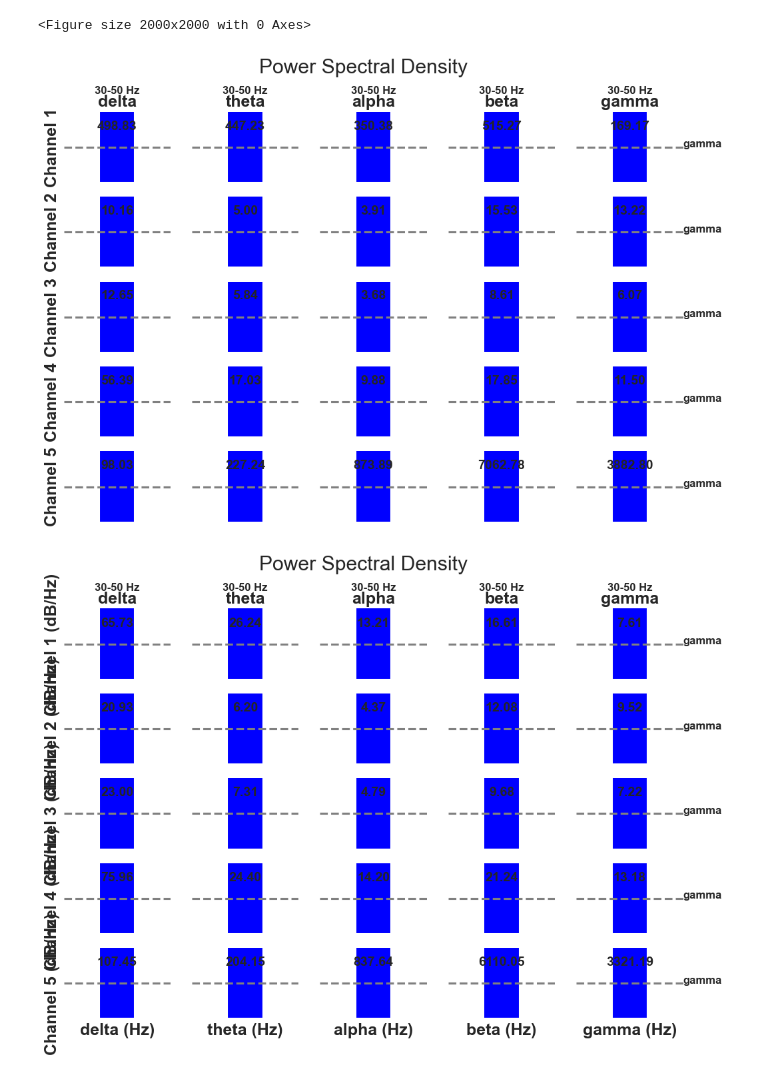
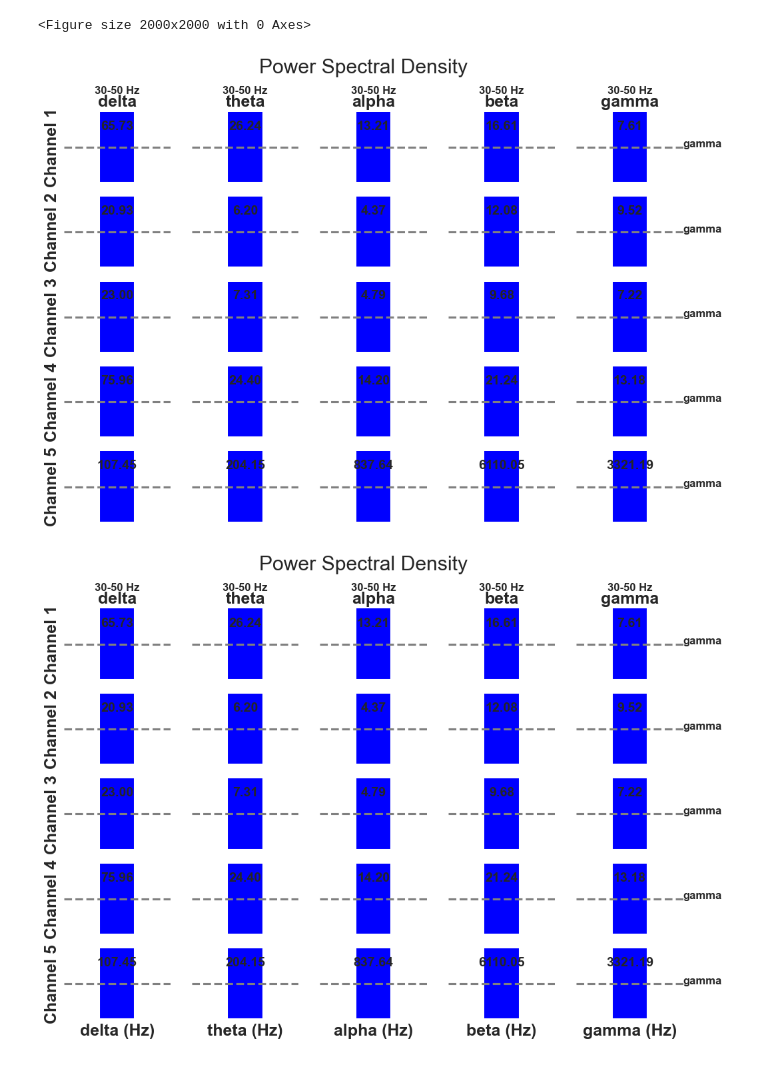
Before and after one commit to mp2419/eeg-notebooks, a Jupyter notebook: FYP/audio_visualoddball/load_n_spectrum copy.ipynb, the cells around one changed output. Cells and saved outputs as stored; diff of their text form; code cells hidden in the pictures.

Commit message:
data manipulation and plotting

```diff
--- a/FYP/audio_visualoddball/load_n_spectrum copy.ipynb
+++ b/FYP/audio_visualoddball/load_n_spectrum copy.ipynb
@@ -46,7 +46,7 @@ import matplotlib.pyplot as plt
 from scipy import signal
 
 # Load CSV file into a pandas DataFrame
-df = pd.read_csv('C:\\Users\\matil\\Desktop\\FYP\\code_env\\eeg-notebooks\\FYP\\data\\AudioVisual\\3_recording.csv')
+df = pd.read_csv('C:\\Users\\matil\\Desktop\\FYP\\code_env\\eeg-notebooks\\FYP\\data\\AudioVisual\\2_recording.csv')
 
 # Extract time and data columns
 time = df.iloc[:, 0].values
@@ -159,7 +159,7 @@ import matplotlib.pyplot as plt
 from scipy import signal
 
 # Load CSV file into a pandas DataFrame
-df = pd.read_csv('C:\\Users\\matil\\Desktop\\FYP\\code_env\\eeg-notebooks\\FYP\\data\\AudioVisual\\3_recording.csv')
+df = pd.read_csv('C:\\Users\\matil\\Desktop\\FYP\\code_env\\eeg-notebooks\\FYP\\data\\AudioVisual\\2_recording.csv')
 
 # Extract time and data columns
 time = df.iloc[:, 0].values
@@ -213,7 +213,7 @@ for i, (channel, band_power) in enumerate(power.items()):
 plt.subplots_adjust(wspace=0.2, hspace=0.2)
 plt.show()
 # %% [output]
-[figure, old version]
+[figure, new version]
 # %%
 import numpy as np
 import pandas as pd
@@ -249,32 +249,32 @@ for band, (fmin, fmax) in bands.items():
 
 # Plot the power in each band for each channel
 fig, axs = plt.subplots(nrows=len(power), ncols=len(bands), sharex=True, sharey=True, figsize=(12, 8))
 fig.suptitle('Power Spectral Density')
 for i, (channel, band_power) in enumerate(power.items()):
     for j, (band, value) in enumerate(band_power.items()):
         ax = axs[i, j]
         ax.bar(0, value, color='blue', width=0.2)
         ax.set_xticks([])
         ax.set_yticks([])
         if i == 0:
             ax.set_title(band, fontweight='bold')
         if j == 0:
-            ax.set_ylabel(f'{channel} (dB/Hz)', fontweight='bold')
+            ax.set_ylabel(f'{channel}', fontweight='bold') #(dB/Hz)
         if i == len(power) - 1:
             ax.set_xlabel(f'{band} (Hz)', fontweight='bold')
         ax.set_xlim(-0.3, 0.3)
         ax.set_ylim(0, 0.2)
         ax.spines['right'].set_visible(False)
         ax.spines['top'].set_visible(False)
         ax.spines['left'].set_visible(False)
         ax.spines['bottom'].set_visible(False)
         ax.axhline(y=0.1, color='grey', linestyle='--')
         ax.text(0, 0.15, f'{value:.2f}', ha='center', fontsize=14, fontweight='bold')
         if j == len(bands) - 1:
             ax.text(0.3, 0.1, band, ha='left', fontsize=12, fontweight='bold')
         if i == 0:
             ax.text(0, 0.25, f'{fmin}-{fmax} Hz', ha='center', fontsize=12, fontweight='bold')
 plt.subplots_adjust(wspace=0.2, hspace=0.2)
 plt.show()
 # %% [output]
-[figure, old version]
+[figure, new version]
```
Also changed, not shown: parts of 2 cells of this notebook, 6 other files.
